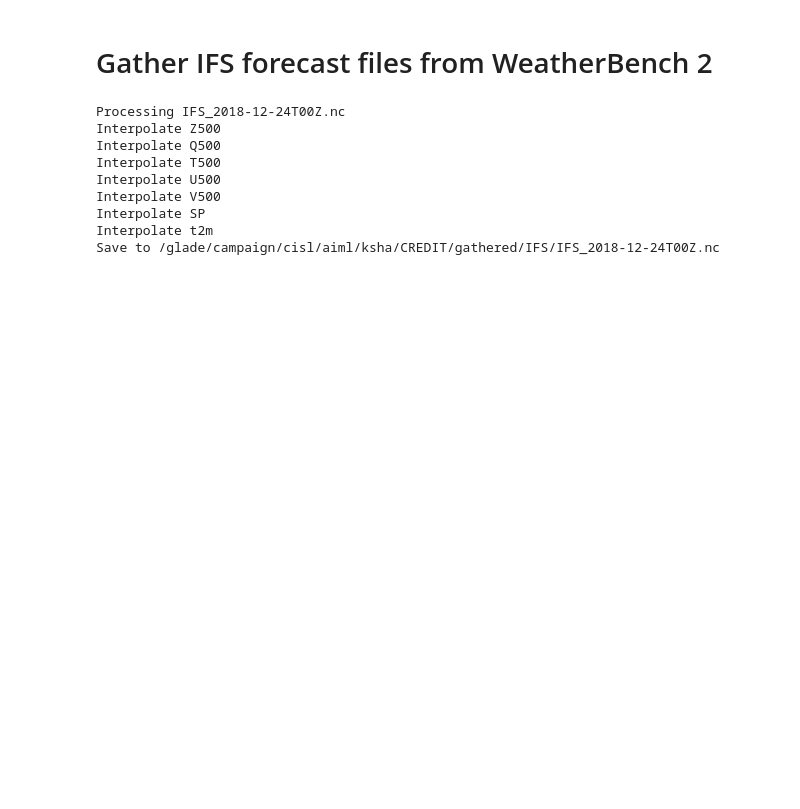
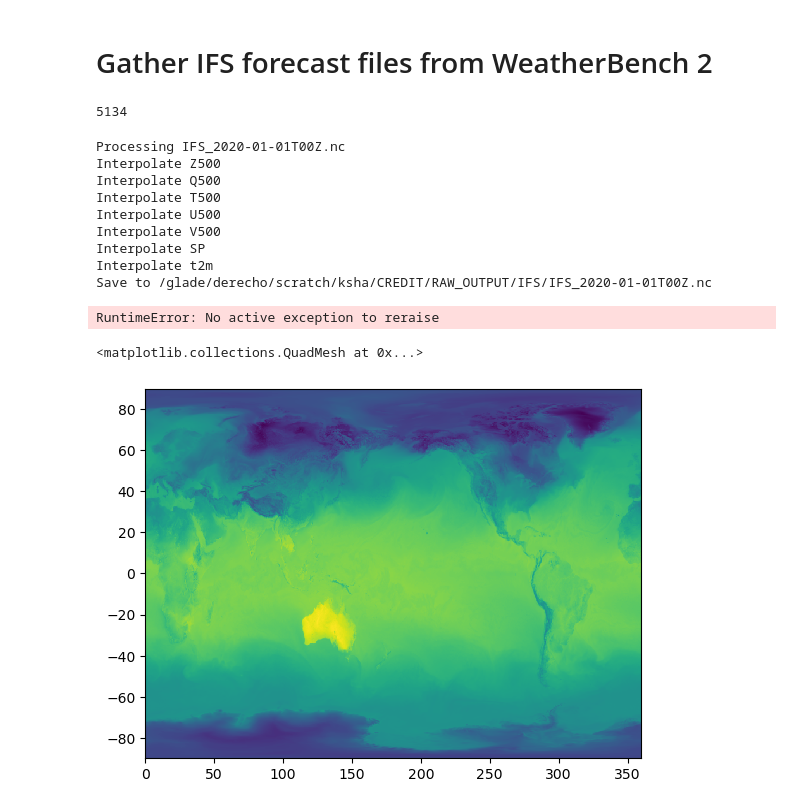
Before and after one commit to yingkaisha/credit-data, a Jupyter notebook: verification/STEP00_IFS_from_weatherbench2.ipynb, the cells around one changed output. Saved outputs shown, nothing was run; the diff lists cells and outputs as text; code cells hidden in the pictures; blank space fills up the shorter version.

```diff
--- a/verification/STEP00_IFS_from_weatherbench2.ipynb
+++ b/verification/STEP00_IFS_from_weatherbench2.ipynb
@@ -33,7 +33,7 @@ def interpolate(values, vtx, wts):
 sys.path.insert(0, os.path.realpath('../libs/'))
 import verif_utils as vu
 # %%
-config_name = os.path.realpath('verif_config.yml')
+config_name = os.path.realpath('verif_config_6h.yml')
 
 with open(config_name, 'r') as stream:
     conf = yaml.safe_load(stream)
@@ -97,6 +122,11 @@ list_var_names = list(ds_IFS.keys())
 temp_data = np.load(conf['geo']['regrid_weights_numpy'], allow_pickle=True)[()]
 vtx = temp_data['vtx']
 wts = temp_data['wts']
+# %%
+# data ends at 2023-01-010
+len(ds_IFS['time'])
+# %% [output]
+5134
 # %%
 for i_dt, dt_index in enumerate(init_time[verif_ind_start:verif_ind_end]):
 
@@ -177,8 +207,9 @@ for i_dt, dt_index in enumerate(init_time[verif_ind_start:verif_ind_end]):
             # Save to netCDF4
             ds_IFS_regrid.to_netcdf(save_name)
             print('Save to {}'.format(save_name))
+            raise
 # %% [output]
-Processing IFS_2018-12-24T00Z.nc
+Processing IFS_2020-01-01T00Z.nc
 Interpolate Z500
 Interpolate Q500
 Interpolate T500
@@ -186,4 +217,7 @@ Interpolate U500
 Interpolate V500
 Interpolate SP
 Interpolate t2m
-Save to /glade/campaign/cisl/aiml/ksha/CREDIT/gathered/IFS/IFS_2018-12-24T00Z.nc
+Save to /glade/derecho/scratch/ksha/CREDIT/RAW_OUTPUT/IFS/IFS_2020-01-01T00Z.nc
+RuntimeError: No active exception to reraise
+# %%
+test = xr.open_dataset('/glade/derecho/scratch/ksha/CREDIT/RAW_OUTPUT/IFS/IFS_2019-01-12T00Z.nc')
@@ -189,0 +227,10 @@ Save to /glade/campaign/cisl/aiml/ksha/CREDIT/gathered/IFS/IFS_2018-12-24T00Z.nc
+# %%
+OURS_dataset = xr.open_dataset(conf['geo']['geo_file_nc'])
+x_OURS = np.array(OURS_dataset['longitude'])
+y_OURS = np.array(OURS_dataset['latitude'])
+lon_OURS, lat_OURS = np.meshgrid(x_OURS, y_OURS)
+
+plt.pcolormesh(lon_OURS, lat_OURS, test['t2m'][0, ...])
+# %% [output]
+<matplotlib.collections.QuadMesh at 0x...>
+[figure, added]
```
Also changed, not shown: parts of 2 cells of this notebook.
